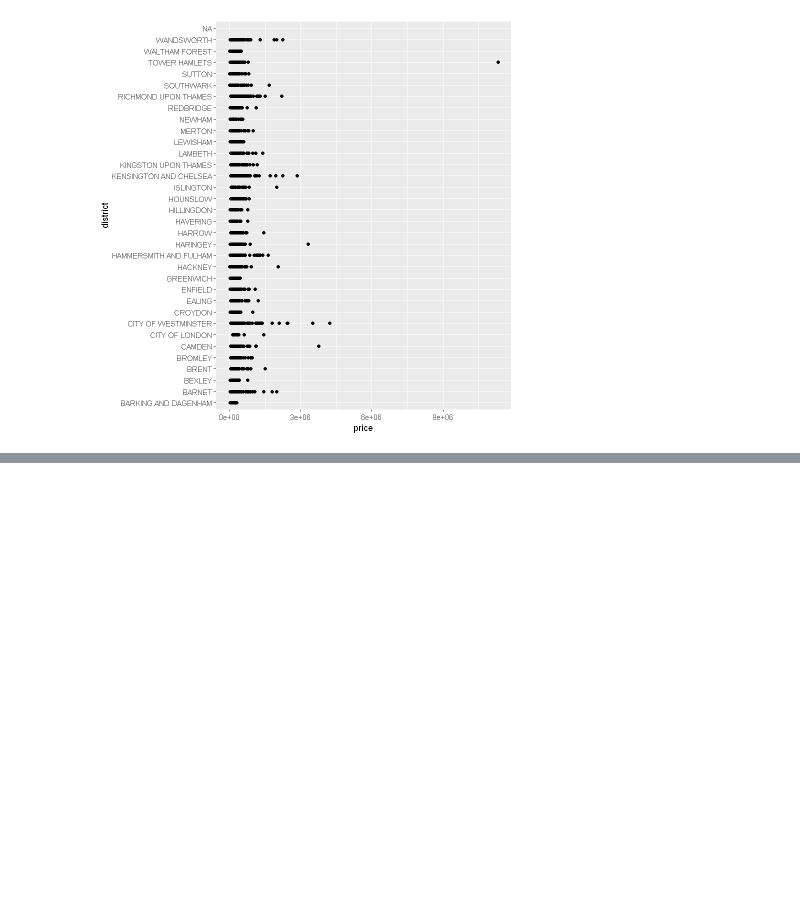
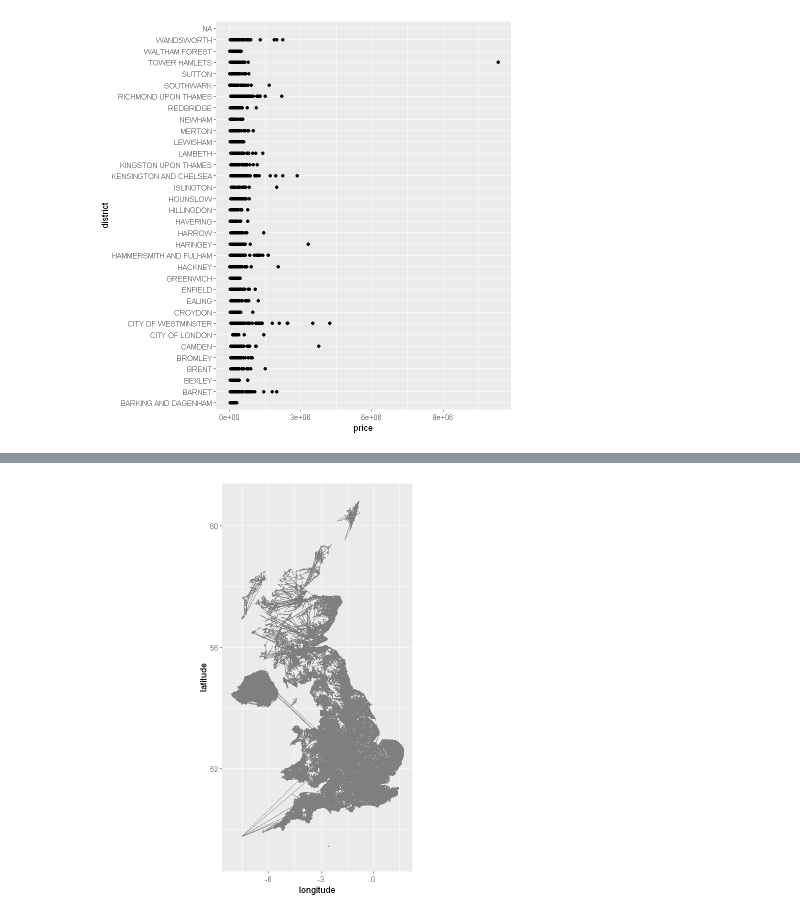
Before and after one commit to whatcanaysu/shinyapp, a Jupyter notebook: Final_Project_aysu.ipynb, the cells around one changed output, grey strips where cells are left out. Saved outputs shown, nothing was run; the diff lists cells and outputs as text; code cells hidden in the pictures; blank space fills up the shorter version.

```diff
--- a/Final_Project_aysu.ipynb
+++ b/Final_Project_aysu.ipynb
@@ -67,0 +81,2 @@ Warning message:
+# %%
+ukpostcodes <- read.csv("C:/Users/FDN-Aysu/shinyapp/data/ukpostcodes.csv", header = TRUE, sep = ',')
@@ -67,0 +95,7 @@ Warning message:
+# %%
+#I splitted postcode by numbers using strsplit function
+split_part_postcode<-strsplit(ukpostcodes$postcode, split = "[0-9]+")
+#This code turned postcode two letter part, We need first variable
+#First two letter is in location 4 and 5
+ukpostcodes$postnew<-substr(split_part_postcode, 4,5)
+#now we have actual post codes in postnew column
@@ -67,0 +105,9 @@ Warning message:
+# %%
+ggplot(ukpostcodes,
+       aes(longitude, latitude)) +
+        geom_polygon(aes(group = postnew),
+                     fill = NA,
+                     colour = "grey50") +
+        coord_quickmap()
+# %% [output]
+[figure, added]
```
Also changed, not shown: parts of 9 cells of this notebook.
